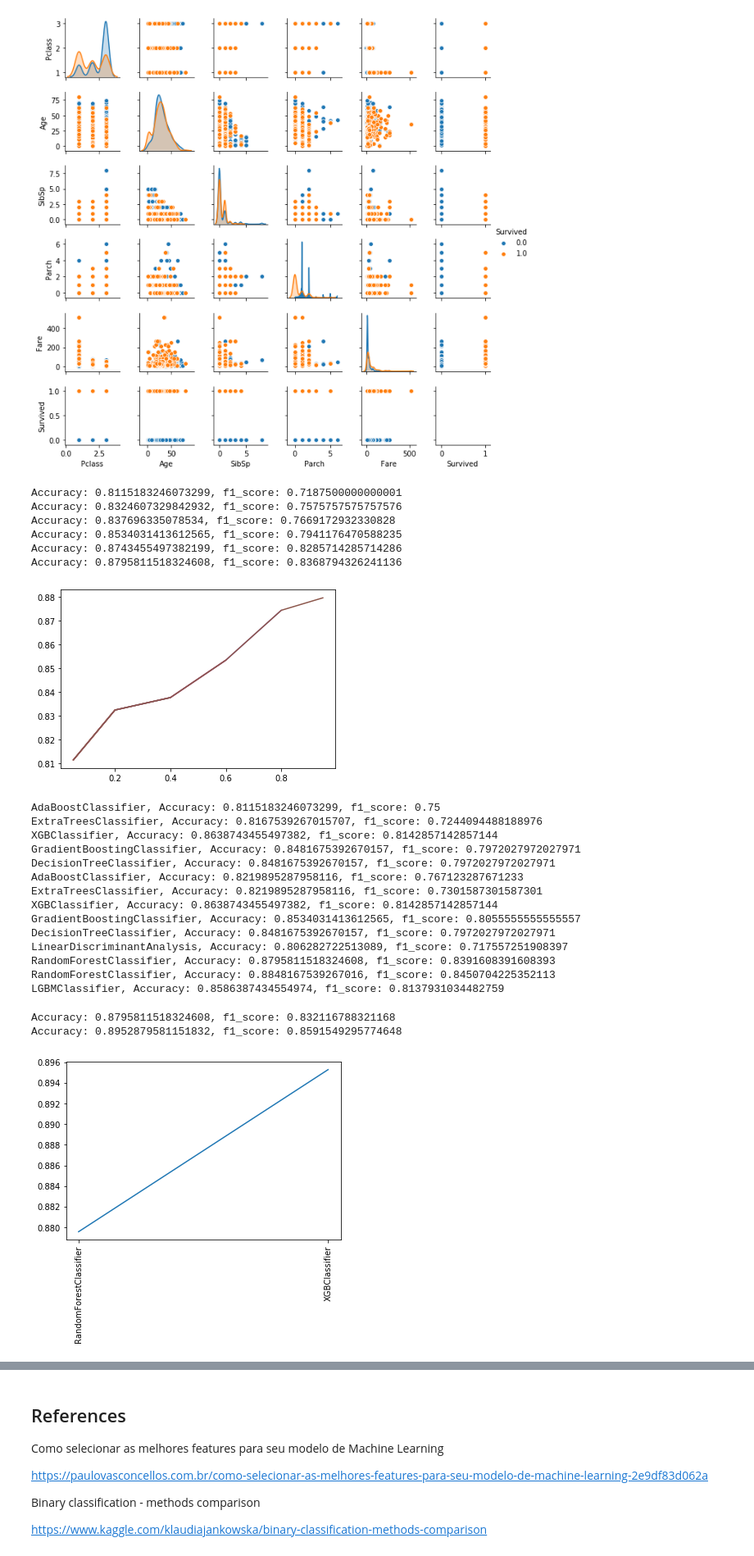
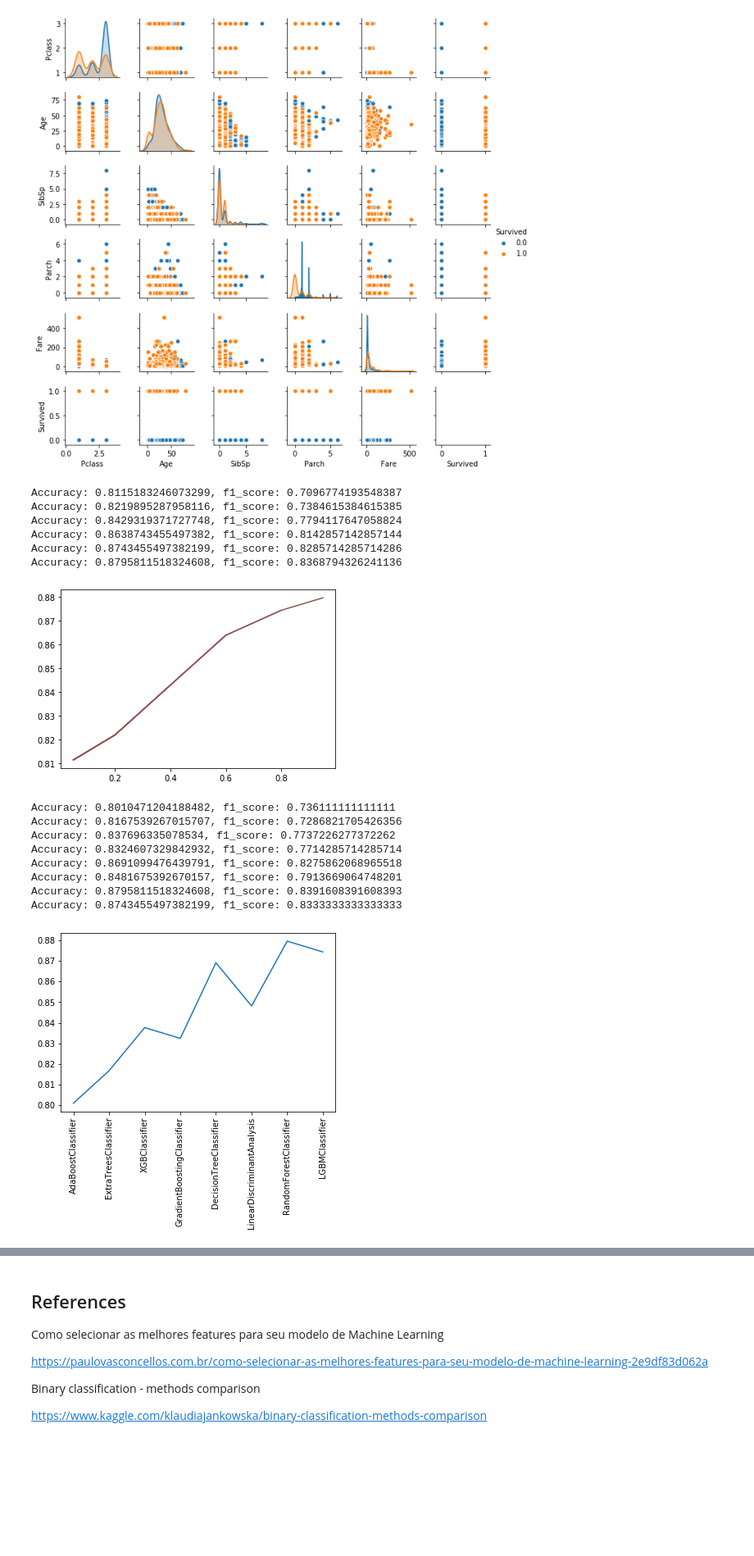
Before and after one commit to LeoFernanndes/notebooks, a Jupyter notebook: titanic.ipynb, the cells around one changed output, grey strips where cells are left out. Shown at 82% size. Saved outputs shown, nothing was run; the diff lists cells and outputs as text; code cells hidden in the pictures; blank space fills up the shorter version.

```diff
--- a/titanic.ipynb
+++ b/titanic.ipynb
@@ -103,7 +103,7 @@ y_axis = []
 
 for split in cv_splits:
 
-  iterations = 20
+  iterations = 1
 
 
   # training stage
@@ -167,38 +167,13 @@ for split in cv_splits:
 
   plt.plot(x_axis, y_axis)
 # %% [output]
-Accuracy: 0.8115183246073299, f1_score: 0.7187500000000001
-Accuracy: 0.8324607329842932, f1_score: 0.7575757575757576
-Accuracy: 0.837696335078534, f1_score: 0.7669172932330828
-Accuracy: 0.8534031413612565, f1_score: 0.7941176470588235
+Accuracy: 0.8115183246073299, f1_score: 0.7096774193548387
+Accuracy: 0.8219895287958116, f1_score: 0.7384615384615385
+Accuracy: 0.8429319371727748, f1_score: 0.7794117647058824
+Accuracy: 0.8638743455497382, f1_score: 0.8142857142857144
 Accuracy: 0.8743455497382199, f1_score: 0.8285714285714286
 Accuracy: 0.8795811518324608, f1_score: 0.8368794326241136
-[figure, old version]
+[figure, new version]
-# %%
-for clf in classifiers:
-  clf.fit(dataframe_stack_train[colunas[:-1]], dataframe_stack_train[colunas[-1]])
-  pred = clf.predict(dataframe_stack_test[colunas[:-1]])
-  model = str(clf).split('(')[0]
-
-  accuracy_score_1 = accuracy_score(pred, dataframe_stack_test[colunas[-1]])
-  f1_score_1 = f1_score(pred, dataframe_stack_test[colunas[-1]])
-
-  print('{}, Accuracy: {}, f1_score: {}'.format(model, accuracy_score_1, f1_score_1))
-# %% [output]
-AdaBoostClassifier, Accuracy: 0.8115183246073299, f1_score: 0.75
-ExtraTreesClassifier, Accuracy: 0.8167539267015707, f1_score: 0.7244094488188976
-XGBClassifier, Accuracy: 0.8638743455497382, f1_score: 0.8142857142857144
-GradientBoostingClassifier, Accuracy: 0.8481675392670157, f1_score: 0.7972027972027971
-DecisionTreeClassifier, Accuracy: 0.8481675392670157, f1_score: 0.7972027972027971
-AdaBoostClassifier, Accuracy: 0.8219895287958116, f1_score: 0.767123287671233
-ExtraTreesClassifier, Accuracy: 0.8219895287958116, f1_score: 0.7301587301587301
-XGBClassifier, Accuracy: 0.8638743455497382, f1_score: 0.8142857142857144
-GradientBoostingClassifier, Accuracy: 0.8534031413612565, f1_score: 0.8055555555555557
-DecisionTreeClassifier, Accuracy: 0.8481675392670157, f1_score: 0.7972027972027971
-LinearDiscriminantAnalysis, Accuracy: 0.806282722513089, f1_score: 0.717557251908397
-RandomForestClassifier, Accuracy: 0.8795811518324608, f1_score: 0.8391608391608393
-RandomForestClassifier, Accuracy: 0.8848167539267016, f1_score: 0.8450704225352113
-LGBMClassifier, Accuracy: 0.8586387434554974, f1_score: 0.8137931034482759
 # %%
 df_stack_train = pd.DataFrame({'PassengerId': dataframe_stack_train['PassengerId']}).set_index(['PassengerId'])
 df_stack_test = pd.DataFrame({'PassengerId': dataframe_stack_test['PassengerId']}).set_index(['PassengerId'])
@@ -210,20 +185,18 @@ x_axis = []
 y_axis = []
 
 
-classifiers = [RandomForestClassifier(bootstrap=True, ccp_alpha=0.0, class_weight=None,
-                       criterion='gini', max_depth=None, max_features='auto',
-                       max_leaf_nodes=None, max_samples=None,
-                       min_impurity_decrease=0.0, min_impurity_split=None,
-                       min_samples_leaf=1, min_samples_split=2,
-                       min_weight_fraction_leaf=0.0, n_estimators=100,
-                       n_jobs=None, oob_score=False, random_state=None,
-                       verbose=0, warm_start=False),
-
-               XGBClassifier()]
+classifiers = [AdaBoostClassifier(n_estimators=500),
+               ExtraTreesClassifier(n_estimators=500, n_jobs=-1, criterion='gini',max_depth=5),
+               XGBClassifier(n_estimators=500, nthread=-1, max_depth = 5, seed=1729),
+               GradientBoostingClassifier(n_estimators=500),
+               DecisionTreeClassifier(),
+               LinearDiscriminantAnalysis(),
+               RandomForestClassifier(n_estimators= 100),
+               LGBMClassifier()]
 
 
 iterations= 10
-split= 0.7
+split= 0.90
 
 for clf in classifiers:
   for n in range(iterations):
@@ -231,36 +204,42 @@ for clf in classifiers:
     x_train, x_test, y_train, y_test = train_test_split(dataframe_stack_train[colunas[:-1]],
                                                         dataframe_stack_train[colunas[-1]], train_size= split, random_state= None)
 
 
     clf.fit(x_train, y_train)
 
 
     clf_ = clf.predict(dataframe_stack_test[colunas[:-1]])
     clf_dataframe_ = pd.DataFrame({n: clf_}, index= df_stack_test.index)
     df_stack_test = pd.concat([df_stack_test, clf_dataframe_], axis= 1)
 
 
   mean = df_stack_test.mean(axis= 1)
   mode = df_stack_test.mode(axis= 1)
 
 
   f1_score_ = f1_score(mode[0], dataframe_stack_test['Survived'])
   accuracy_score_ = accuracy_score(mode[0], dataframe_stack_test['Survived'])
 
 
   x_axis.append(str(clf).split('(')[0])
   y_axis.append(accuracy_score_)
 
 
   print('Accuracy: {}, f1_score: {}'.format(accuracy_score_, f1_score_))
 
 plt.plot(x_axis, y_axis)
 plt.xticks(rotation= 90)
 plt.show()
 # %% [output]
-Accuracy: 0.8795811518324608, f1_score: 0.832116788321168
-Accuracy: 0.8952879581151832, f1_score: 0.8591549295774648
+Accuracy: 0.8010471204188482, f1_score: 0.736111111111111
+Accuracy: 0.8167539267015707, f1_score: 0.7286821705426356
+Accuracy: 0.837696335078534, f1_score: 0.7737226277372262
+Accuracy: 0.8324607329842932, f1_score: 0.7714285714285714
+Accuracy: 0.8691099476439791, f1_score: 0.8275862068965518
+Accuracy: 0.8481675392670157, f1_score: 0.7913669064748201
+Accuracy: 0.8795811518324608, f1_score: 0.8391608391608393
+Accuracy: 0.8743455497382199, f1_score: 0.8333333333333333
-[figure, old version]
+[figure, new version]
 # %%
 import pandas as pd
 import matplotlib.pyplot as plt
```
Also changed, not shown: parts of 1 cell of this notebook.
